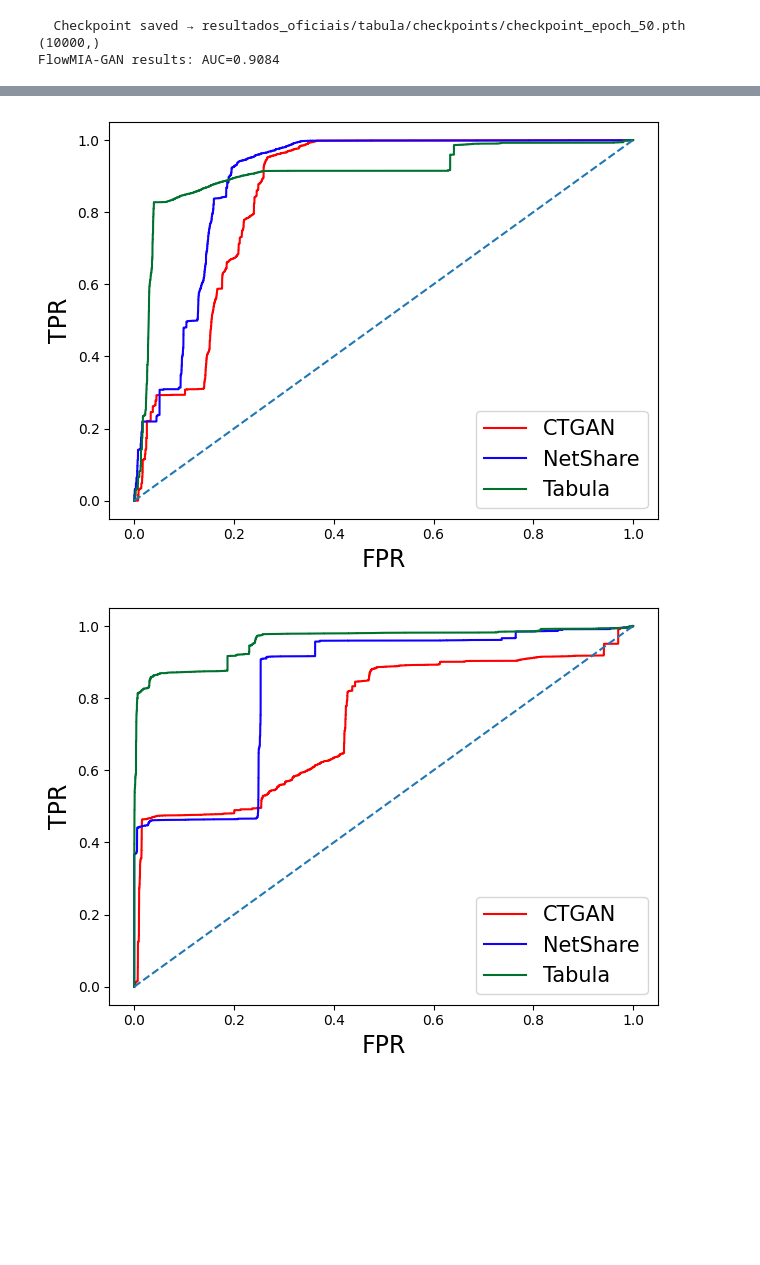
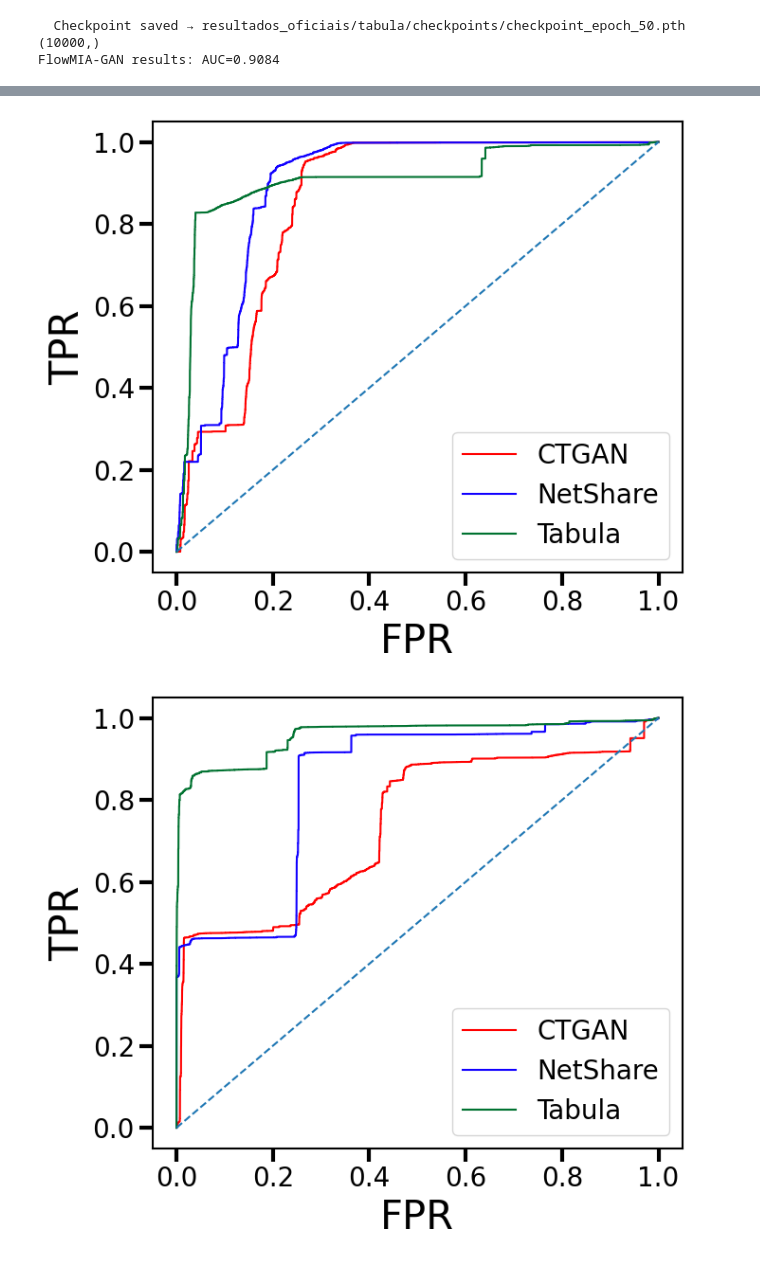
Before and after one commit to guilherme751/FlowMIA, a Jupyter notebook: teste.ipynb, the cells around one changed output, grey strips where cells are left out. Saved outputs shown, nothing was run; the diff lists cells and outputs as text; code cells hidden in the pictures; blank space fills up the shorter version.

```diff
--- a/teste.ipynb
+++ b/teste.ipynb
@@ -337,27 +302,23 @@ plt.show()
 # %%
 import matplotlib.pyplot as plt
 
 models = ['CTGAN', 'NetShare', 'Tabula']
 
-
-
 for (attack_name, roc_list) in roc_curves.items():
-
+	plt.figure(figsize=(7,6))
 	for model_name, (fpr, tpr, _) in zip(models, roc_list):
 		plt.plot(fpr, tpr, label=model_name, color=colors[model_name])
 
 	# linha aleatória
 	plt.plot([0, 1], [0, 1], linestyle='--')
 
-	plt.xlabel('FPR', fontsize=17)
-	plt.ylabel('TPR', fontsize=17)
-	plt.legend(fontsize=15)
+	plt.xlabel('FPR', fontsize=30)
+	plt.ylabel('TPR', fontsize=30)
+	plt.tick_params(axis='both', which='major', labelsize=20, width=3, length=10)
+	plt.legend(fontsize=20)
 	plt.tight_layout()
 	plt.savefig(f'roc_curves_{attack_name}.pdf')
 	plt.show()
-
-
-#plt.savefig('roc_curves.pdf')
 # %% [output]
-[figure, old version]
+[figure, new version]
-[figure, old version]
+[figure, new version]
```
Also changed, not shown: parts of 22 cells of this notebook, 12 other files.
